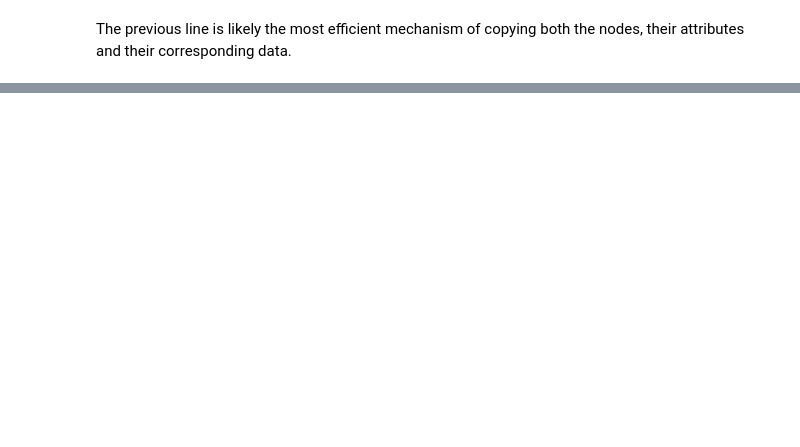
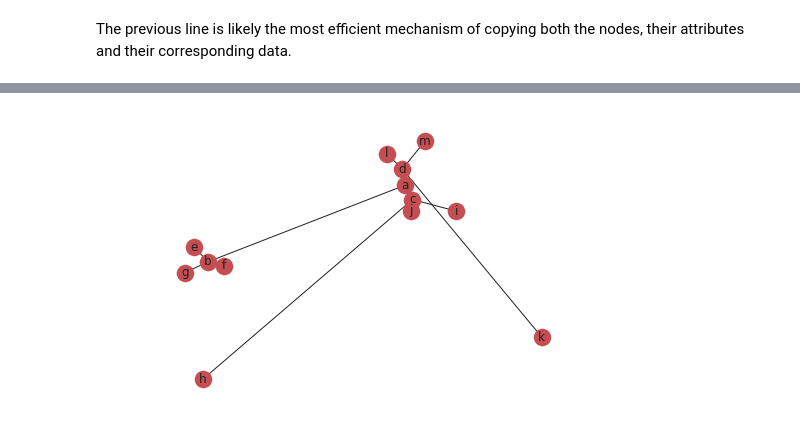
Before and after one commit to mrdevlar/network_choice, a Jupyter notebook: copy_graph.ipynb, the cells around one changed output, grey strips where cells are left out. Drawn from its saved outputs; the diff is of its cells as text; code cells hidden in the pictures; blank space fills up the shorter version.

```diff
--- a/copy_graph.ipynb
+++ b/copy_graph.ipynb
@@ -85,0 +99,14 @@ The previous line is likely the most efficient mechanism of copying both the nod
+# %%
+bx = nx.binomial_graph(n=13, p=0.3, seed=seed)
+
+for (u, d) in bx.nodes(data=True):
+    d['alpha'] = random.randint(2,4)
+    d['beta'] = random.randint(2,4)
+for (u,v,w) in bx.edges(data=True):
+    w['weight'] = random.randint(0,10)
+
+letters = string.ascii_lowercase
+rename_map = {k:string.ascii_lowercase[k] for k in range(len(bx))}
+bx = nx.relabel_nodes(bx, rename_map)
+# nx.watts_strogatz_graph(10)
+nx.draw(bx, with_labels=True)
@@ -85,0 +135,28 @@ The previous line is likely the most efficient mechanism of copying both the nod
+# %%
+from collections import defaultdict
+
+def make_agent_graph(input_graph):
+    G = nx.Graph()
+    # bx_node = {u:d for u,d in bt.nodes(data=True)}
+    bx_node = [(u, d) for (u,d) in input_graph.nodes(data=True)]
+    # print(bx_node)
+    mt = defaultdict() #mapping table
+    for item in bx_node:
+        node_id = item[0]
+        node_alpha = item[1]['alpha']
+        node_beta  = item[1]['beta']
+        node = Agent(node_id, alpha= node_alpha, beta = node_beta)
+        mt[node_id] = node
+        node.compute_mode()
+        G.add_node(node)
+
+    bx_edge = [(mt[u], mt[v], d) for (u,v,d) in input_graph.edges(data=True)]
+    G.add_edges_from(bx_edge)
+    return G
+# %%
+H = make_agent_graph(bt)
+# %%
+
+nx.draw(H, with_labels=True)
+# %% [output]
+[figure, added]
```
Also changed, not shown: parts of 12 cells of this notebook, 1 other file.
